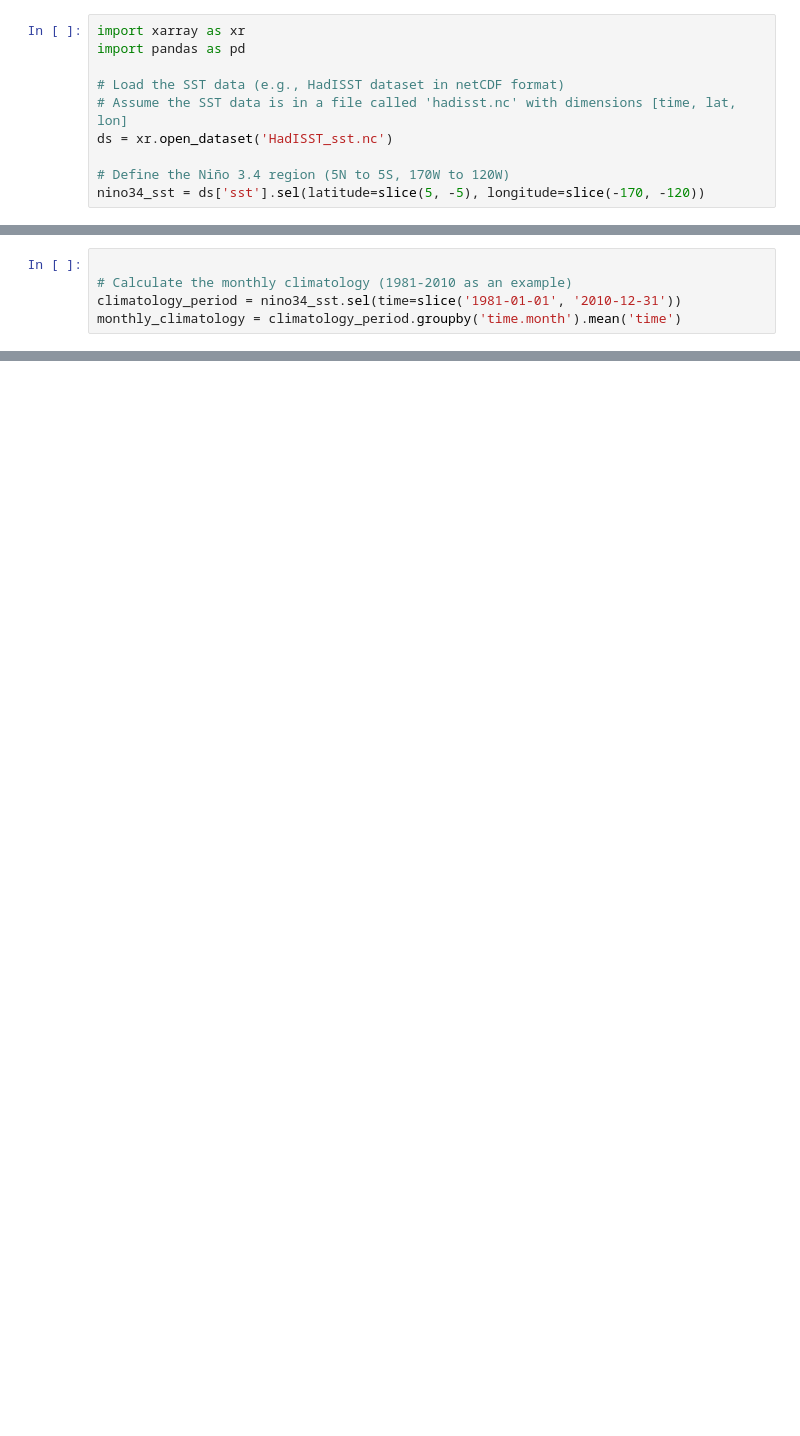
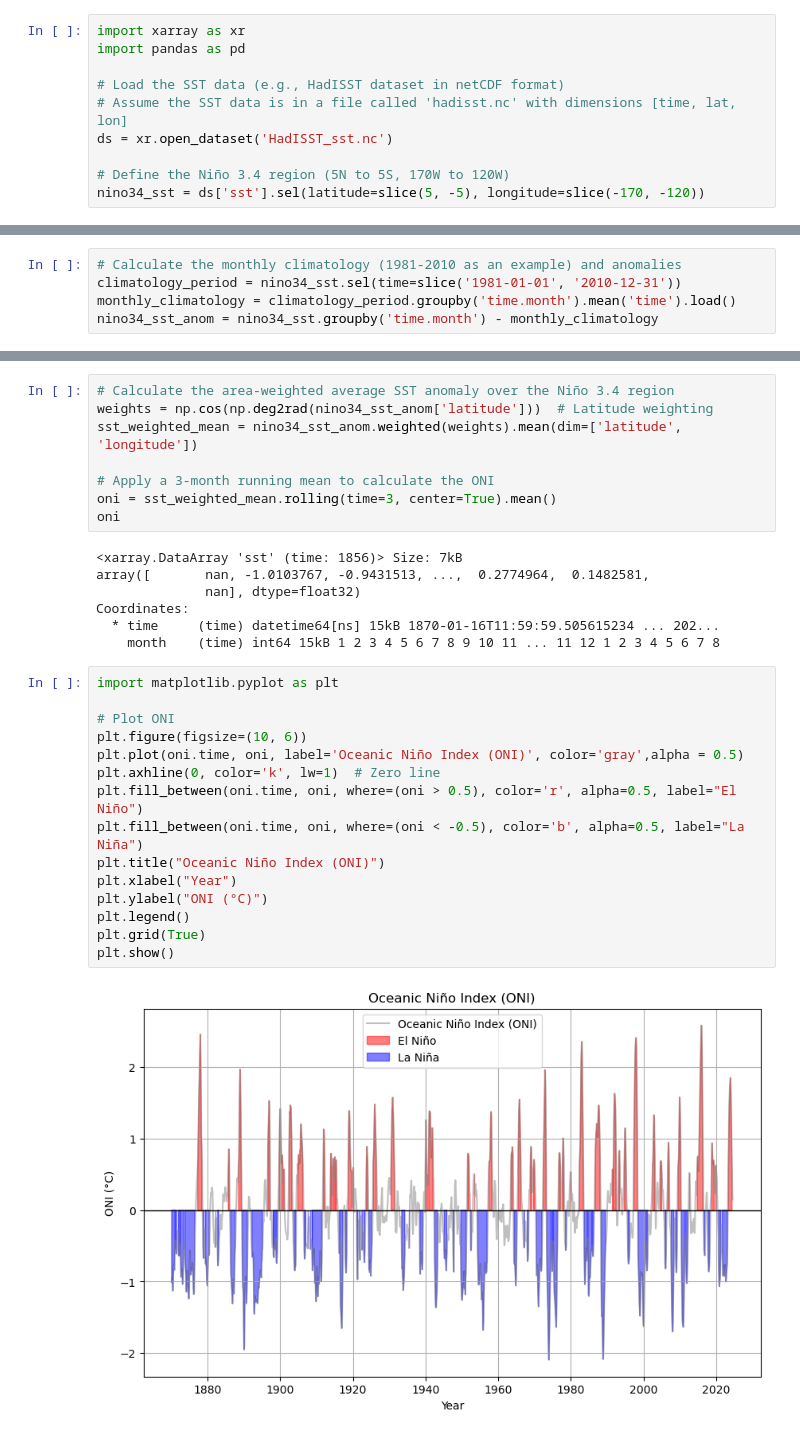
Before and after one commit to XinZhou-1/MetStatisticTraining, a Jupyter notebook: MetStatistics_Chapter1.ipynb, the cells around one changed output, grey strips where cells are left out. Cells and saved outputs as stored; diff of their text form; blank space fills up the shorter version.

```diff
--- a/MetStatistics_Chapter1.ipynb
+++ b/MetStatistics_Chapter1.ipynb
@@ -107,7 +126,7 @@ Attributes:
     units:          C
     cell_methods:   time: lat: lon: mean
 # %%
-
-# Calculate the monthly climatology (1981-2010 as an example)
+# Calculate the monthly climatology (1981-2010 as an example) and anomalies
 climatology_period = nino34_sst.sel(time=slice('1981-01-01', '2010-12-31'))
-monthly_climatology = climatology_period.groupby('time.month').mean('time')
+monthly_climatology = climatology_period.groupby('time.month').mean('time').load()
+nino34_sst_anom = nino34_sst.groupby('time.month') - monthly_climatology
@@ -113,0 +153,32 @@ monthly_climatology = climatology_period.groupby('time.month').mean('time')
+# %%
+# Calculate the area-weighted average SST anomaly over the Niño 3.4 region
+weights = np.cos(np.deg2rad(nino34_sst_anom['latitude']))  # Latitude weighting
+sst_weighted_mean = nino34_sst_anom.weighted(weights).mean(dim=['latitude', 'longitude'])
+
+# Apply a 3-month running mean to calculate the ONI
+oni = sst_weighted_mean.rolling(time=3, center=True).mean()
+oni
+# %% [output]
+<xarray.DataArray 'sst' (time: 1856)> Size: 7kB
+array([       nan, -1.0103767, -0.9431513, ...,  0.2774964,  0.1482581,
+              nan], dtype=float32)
+Coordinates:
+  * time     (time) datetime64[ns] 15kB 1870-01-16T11:59:59.505615234 ... 202...
+    month    (time) int64 15kB 1 2 3 4 5 6 7 8 9 10 11 ... 11 12 1 2 3 4 5 6 7 8
+# %%
+import matplotlib.pyplot as plt
+
+# Plot ONI
+plt.figure(figsize=(10, 6))
+plt.plot(oni.time, oni, label='Oceanic Niño Index (ONI)', color='gray',alpha = 0.5)
+plt.axhline(0, color='k', lw=1)  # Zero line
+plt.fill_between(oni.time, oni, where=(oni > 0.5), color='r', alpha=0.5, label="El Niño")
+plt.fill_between(oni.time, oni, where=(oni < -0.5), color='b', alpha=0.5, label="La Niña")
+plt.title("Oceanic Niño Index (ONI)")
+plt.xlabel("Year")
+plt.ylabel("ONI (°C)")
+plt.legend()
+plt.grid(True)
+plt.show()
+# %% [output]
+[figure, added]
```
Also changed, not shown: parts of 15 cells of this notebook.
